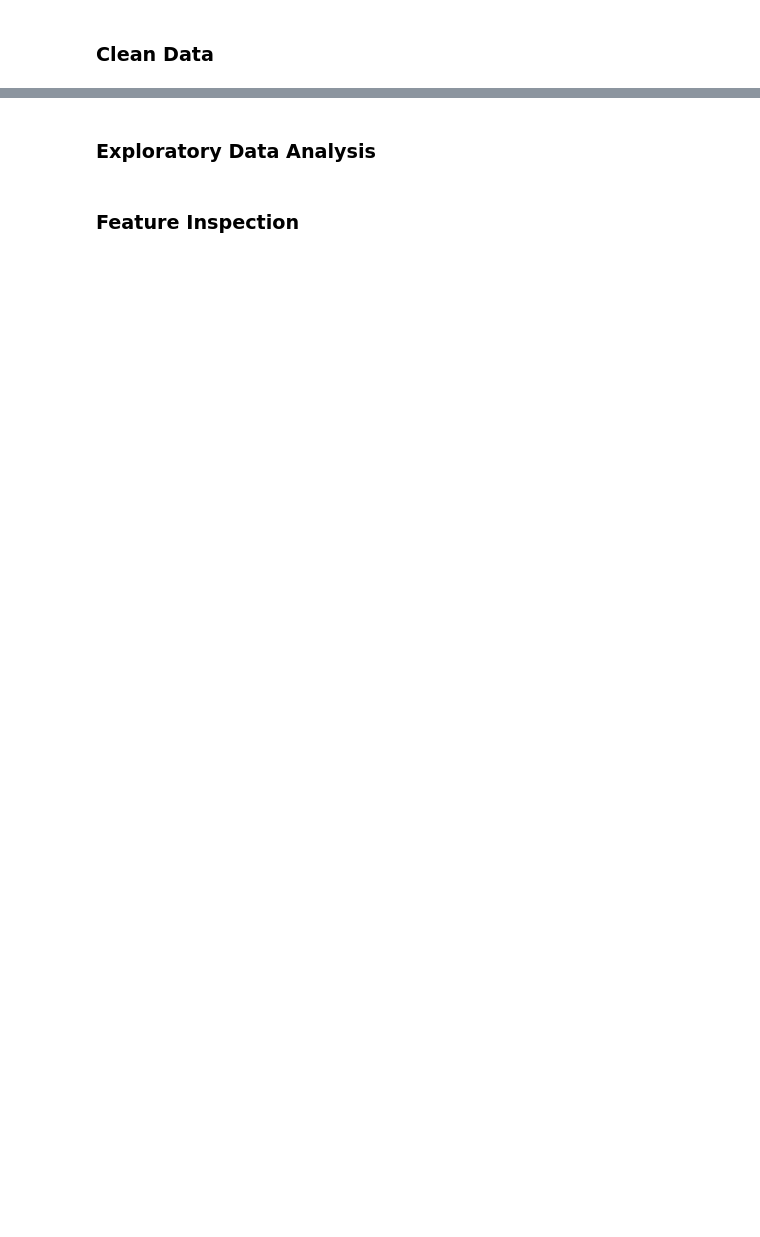
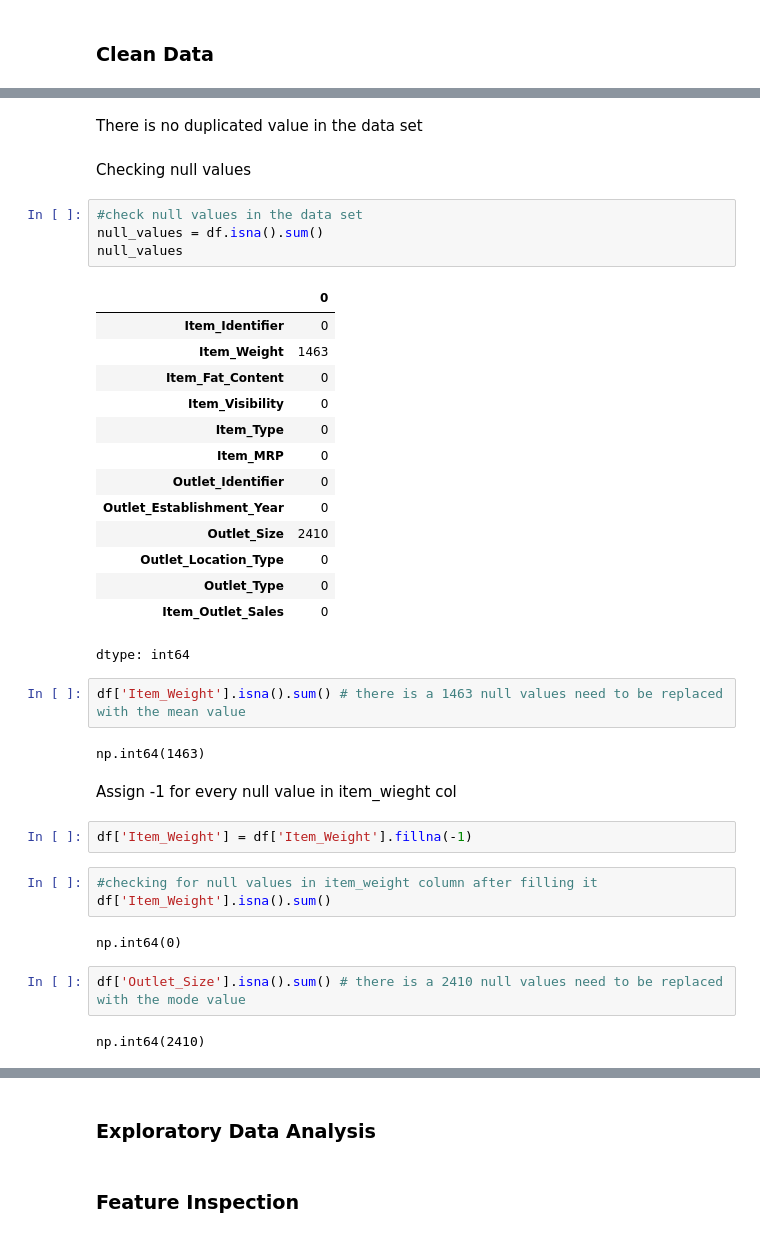
Before and after one commit to YazanMaghary/Prediction-of-Product-Sales, a Jupyter notebook: Prediction_of_Product_Sales.ipynb, the cells around one changed output, grey strips where cells are left out. Drawn from its saved outputs; the diff is of its cells as text; blank space fills up the shorter version.

```diff
--- a/Prediction_of_Product_Sales.ipynb
+++ b/Prediction_of_Product_Sales.ipynb
@@ -15,0 +65,40 @@
+# %% [markdown]
+There is no duplicated value in the data set
+# %% [markdown]
+Checking null values
+# %%
+#check null values in the data set
+null_values = df.isna().sum()
+null_values
+# %% [output]
+|  | 0 |
+| Item_Identifier | 0 |
+| Item_Weight | 1463 |
+| Item_Fat_Content | 0 |
+| Item_Visibility | 0 |
+| Item_Type | 0 |
+| Item_MRP | 0 |
+| Outlet_Identifier | 0 |
+| Outlet_Establishment_Year | 0 |
+| Outlet_Size | 2410 |
+| Outlet_Location_Type | 0 |
+| Outlet_Type | 0 |
+| Item_Outlet_Sales | 0 |
+dtype: int64
+# %%
+df['Item_Weight'].isna().sum() # there is a 1463 null values need to be replaced with the mean value
+# %% [output]
+np.int64(1463)
+# %% [markdown]
+Assign -1 for every null value in item_wieght col
+# %%
+df['Item_Weight'] = df['Item_Weight'].fillna(-1)
+# %%
+#checking for null values in item_weight column after filling it
+df['Item_Weight'].isna().sum()
+# %% [output]
+np.int64(0)
+# %%
+df['Outlet_Size'].isna().sum() # there is a 2410 null values need to be replaced with the mode value
+# %% [output]
+np.int64(2410)
```
Also changed, not shown: parts of 17 cells of this notebook.
